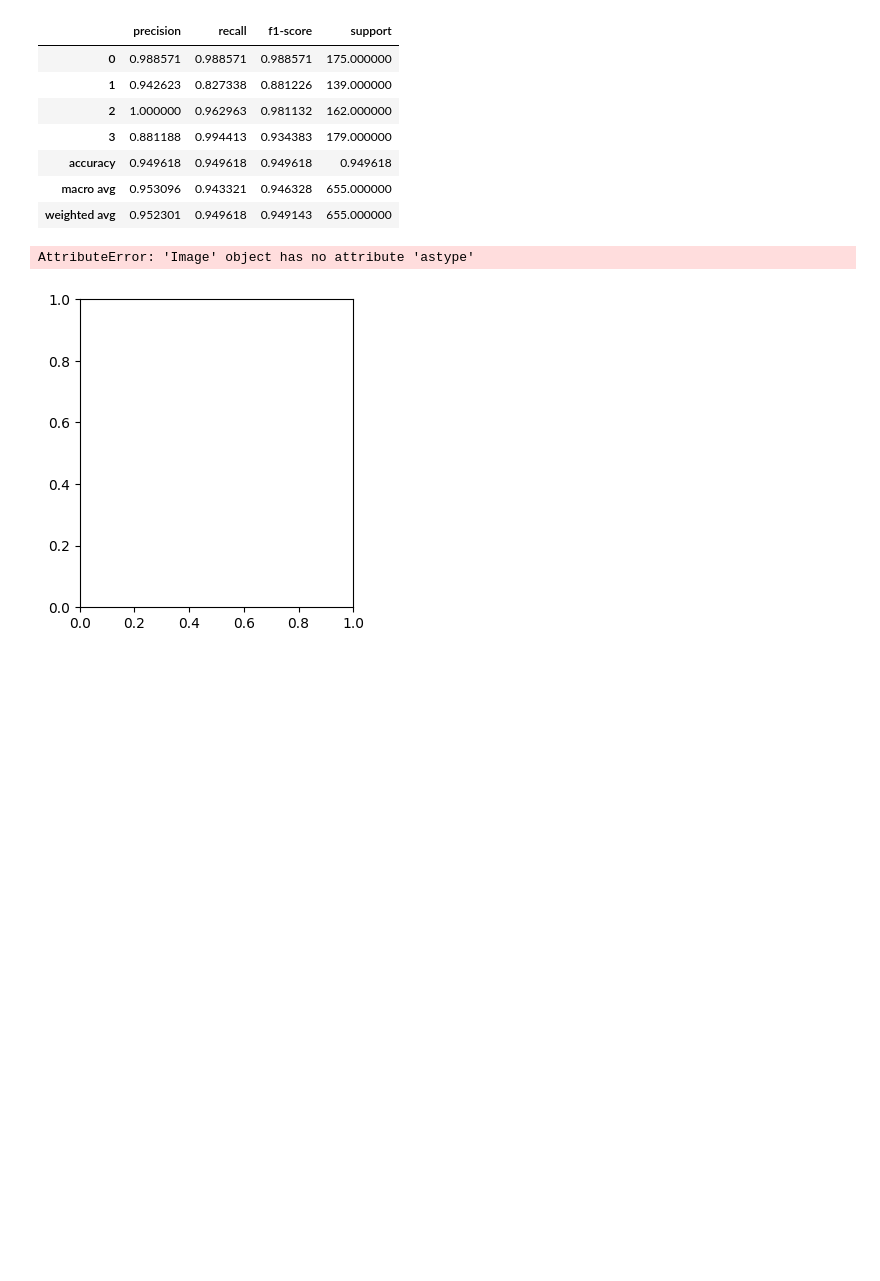
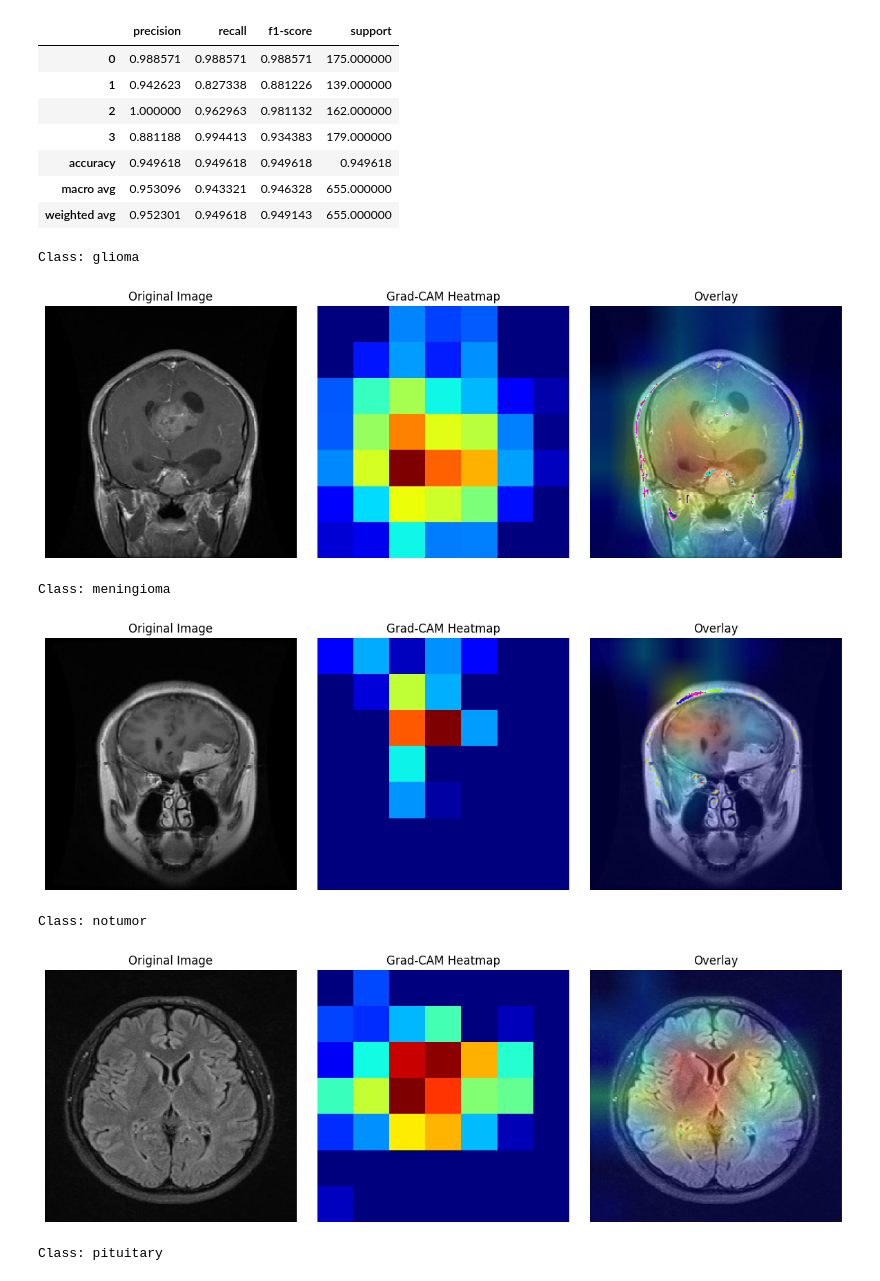
Before and after one commit to Livanturk/Brain-Tumor-Detection-Mobilenet, a Jupyter notebook: brain_tumor_model.ipynb, the cells around one changed output. Drawn from its saved outputs; the diff is of its cells as text; code cells hidden in the pictures; blank space fills up the shorter version.

```diff
--- a/brain_tumor_model.ipynb
+++ b/brain_tumor_model.ipynb
@@ -573,9 +573,26 @@ def display_gradcam(img_path, model, last_conv_layer_name, preprocess_size=(224,
 
     plt.tight_layout()
     plt.show()
-# %%
-example_path = validing[validing['category'] == 'glioma'].iloc[0]['file']
-display_gradcam(example_path, model, last_conv_layer_name='Conv_1')
-# %% [output]
-AttributeError: 'Image' object has no attribute 'astype'
-[figure, removed]
+# %%
+def display_gradcam_per_class(df, model, last_conv_layer_name):
+    shown_classes = set()
+
+    for _, row in df.iterrows():
+        category = row['category']
+        if category not in shown_classes:
+            print(f"Class: {category}")
+            display_gradcam(row['file'], model, last_conv_layer_name=last_conv_layer_name)
+            shown_classes.add(category)
+
+        if len(shown_classes) == len(CATEGORIES):
+            break
+# %%
+display_gradcam_per_class(validing, model, last_conv_layer_name='Conv_1')
+# %% [output]
+Class: glioma
+[figure, added]
+Class: meningioma
+[figure, added]
+Class: notumor
+[figure, added]
+Class: pituitary
```
Also changed, not shown: parts of 1 cell of this notebook, 1 other file.
